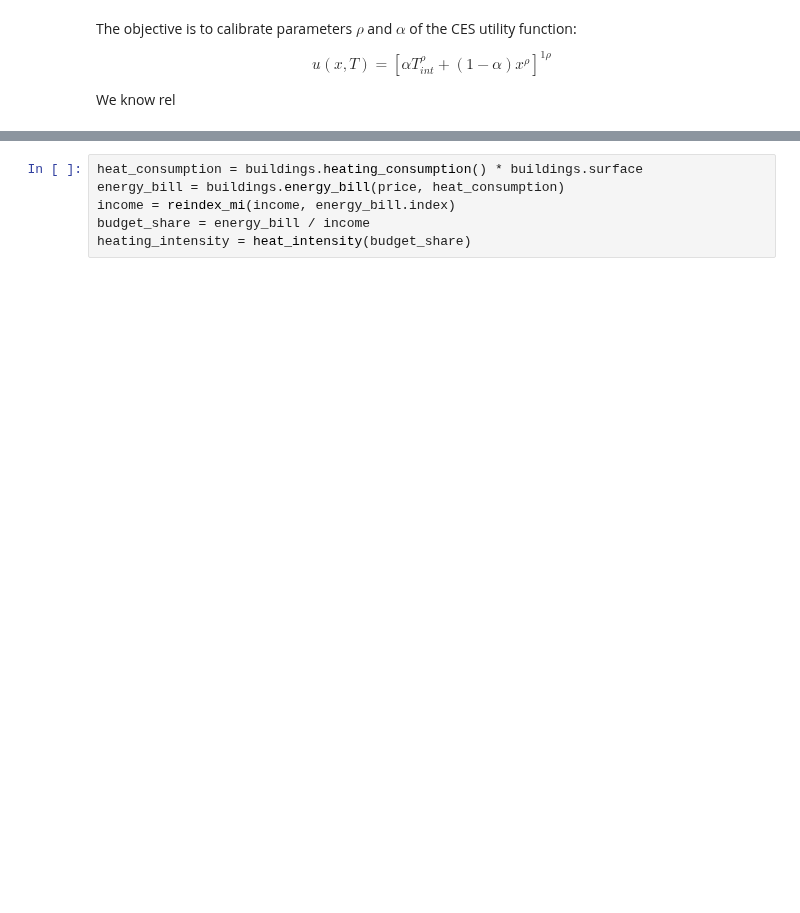
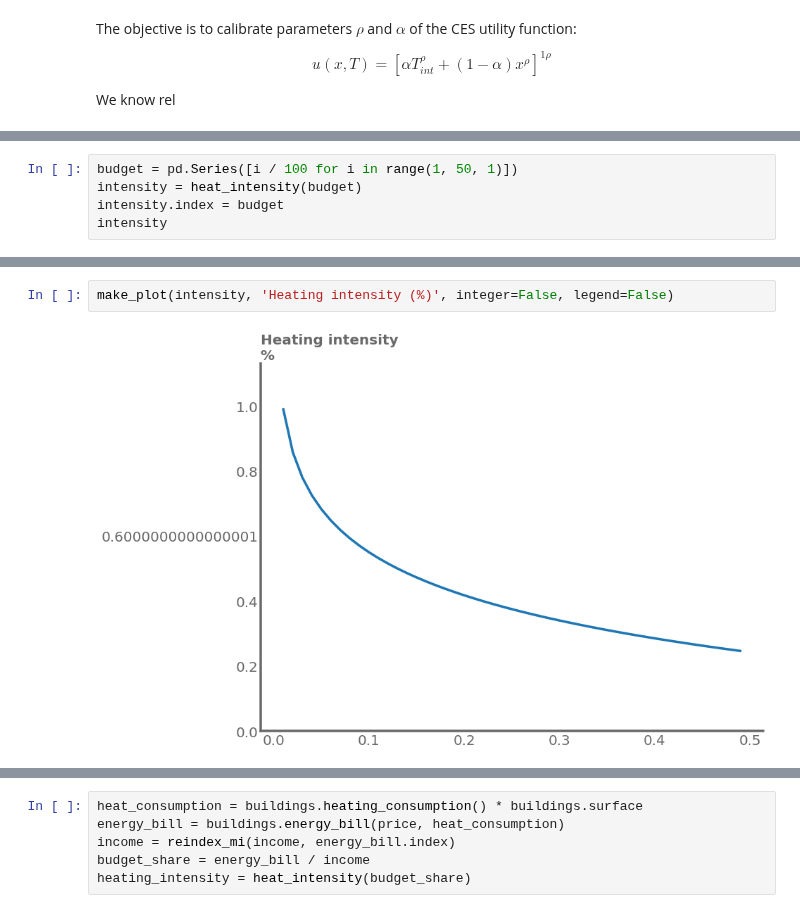
Before and after one commit to CIRED/Res-IRF4, a Jupyter notebook: project/analysis/preprocessing/ces_function/calibrating_ces.ipynb, the cells around one changed output, grey strips where cells are left out. Cells and saved outputs as stored; diff of their text form; blank space fills up the shorter version.

```diff
--- a/project/analysis/preprocessing/ces_function/calibrating_ces.ipynb
+++ b/project/analysis/preprocessing/ces_function/calibrating_ces.ipynb
@@ -16,0 +23,5 @@ from project.utils import reindex_mi
+# %%
+budget = pd.Series([i / 100 for i in range(1, 50, 1)])
+intensity = heat_intensity(budget)
+intensity.index = budget
+intensity
@@ -17 +46,5 @@ from project.utils import reindex_mi
+# %%
+make_plot(intensity, 'Heating intensity (%)', integer=False, legend=False)
+# %% [output]
+[figure, added]
 # %%
```
Also changed, not shown: parts of 26 cells of this notebook, 6 other files.
